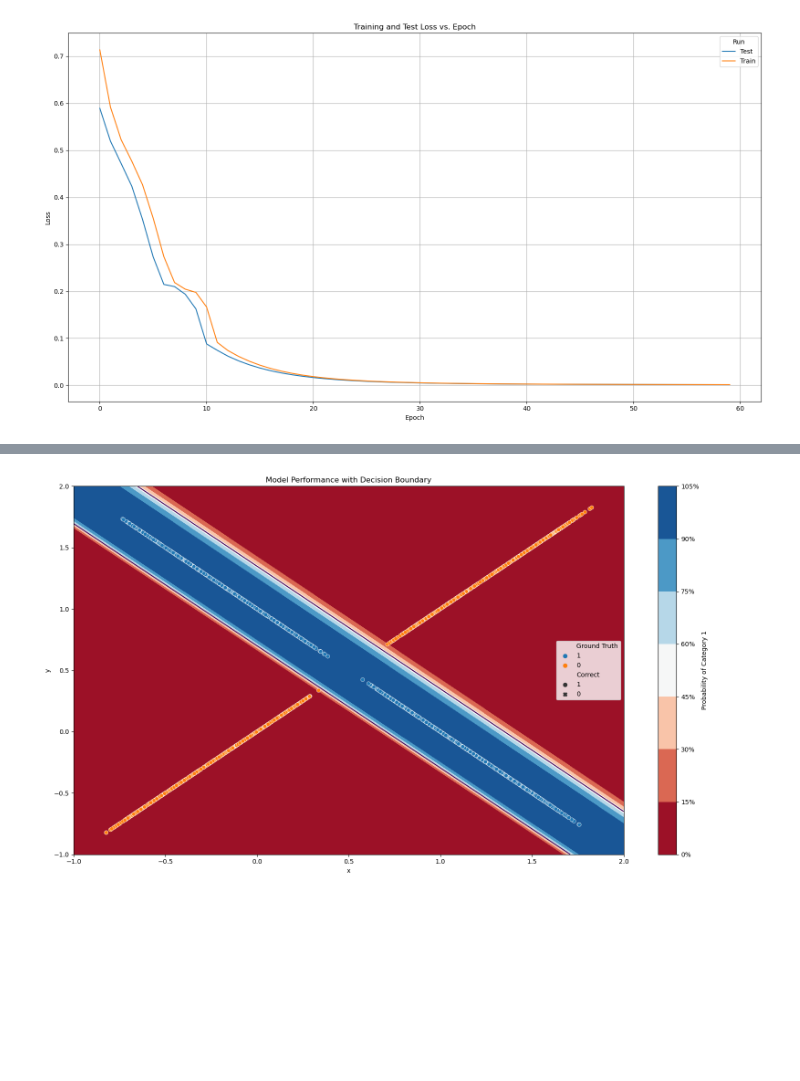
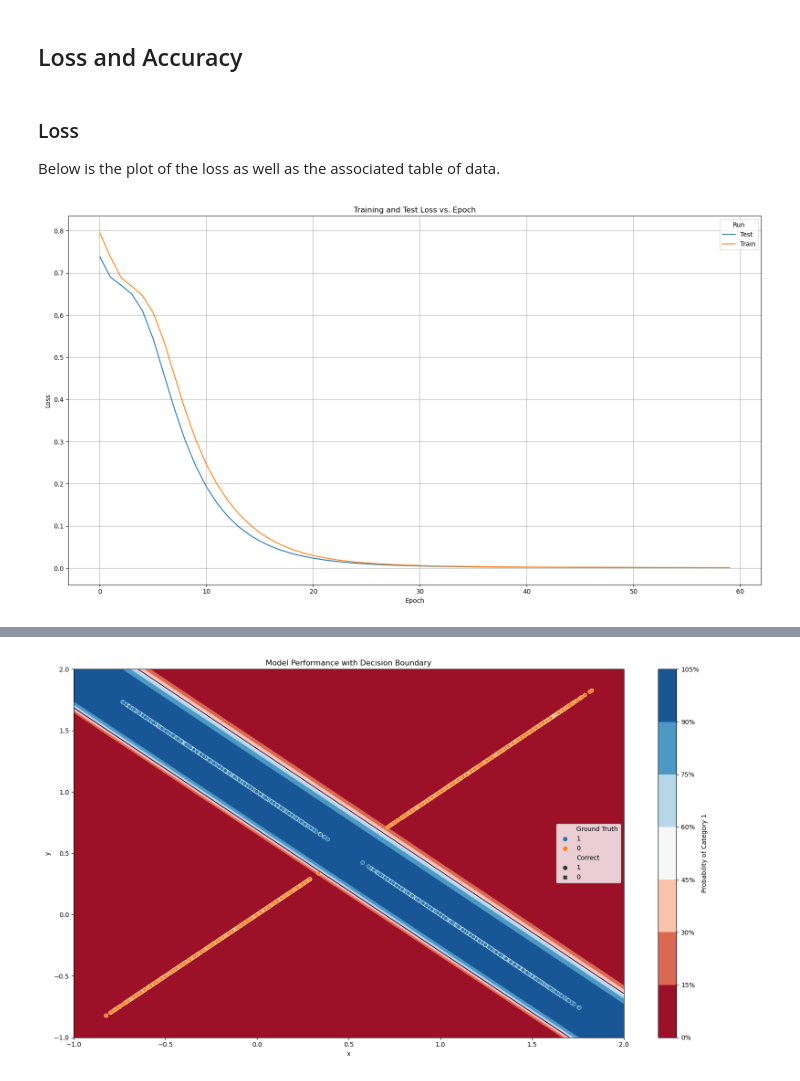
Before and after one commit to wblackucimath/project_xor, a Jupyter notebook: Project_XOR.ipynb, the cells around one changed output, grey strips where cells are left out. Drawn from its saved outputs; the diff is of its cells as text; code cells hidden in the pictures; blank space fills up the shorter version.

```diff
--- a/Project_XOR.ipynb
+++ b/Project_XOR.ipynb
@@ -75,7 +101,13 @@ from tensorflow.keras.optimizers.experimental import Nadam
 
     def get_model(self):
         return self._model
+# %% [markdown]
+## Loss and Accuracy
+# %% [markdown]
+### Loss
+
+Below is the plot of the loss as well as the associated table of data.
 # %%
-display.Image(files("proj_xor.plots.metrics").joinpath("loss_plot.png"))
+display.Image(files("proj_xor.plots.metrics").joinpath("loss.png"))
 # %% [output]
-[figure, old version]
+[figure, new version]
```
Also changed, not shown: parts of 16 cells of this notebook, 9 other files.
